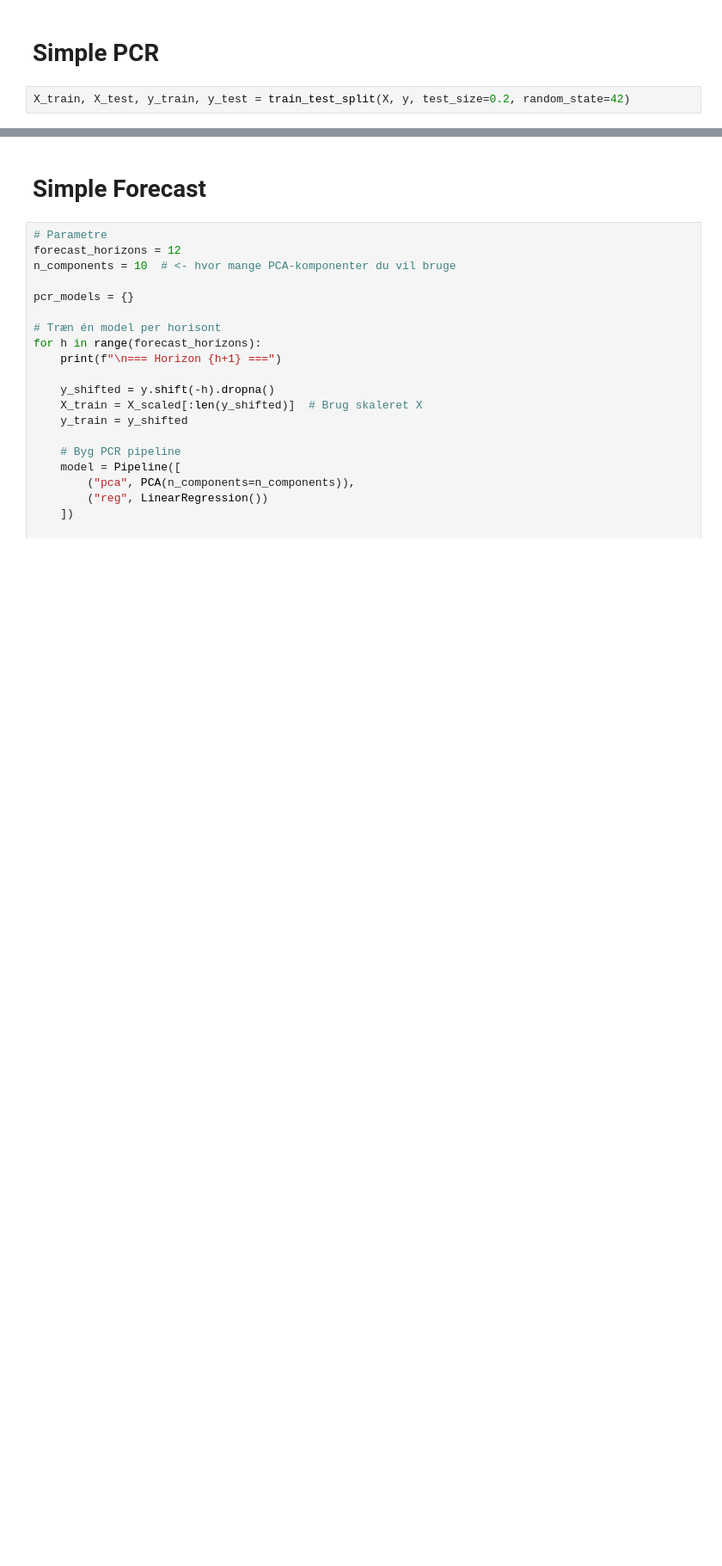
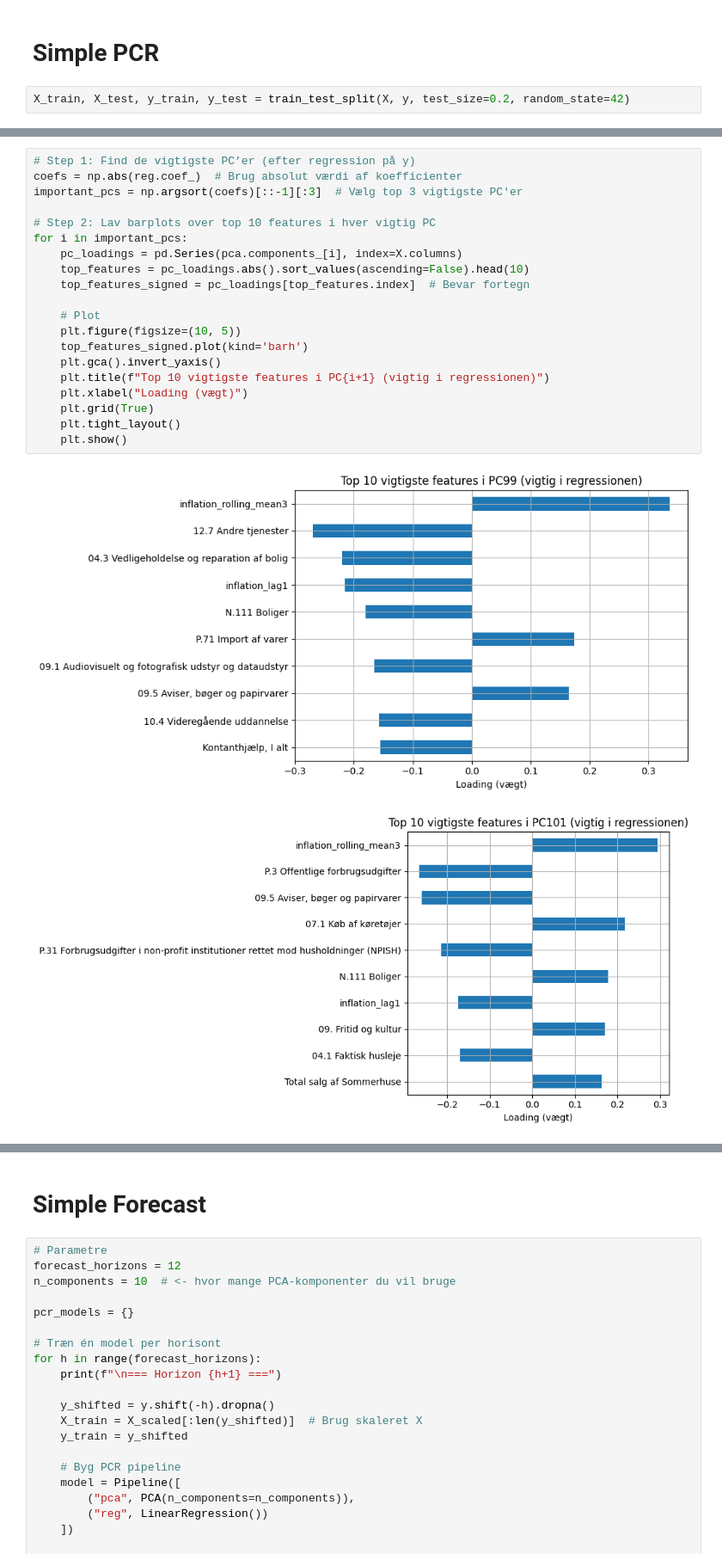
Before and after one commit to Rasmushoy/Inflation-Forecast, a Jupyter notebook: PCR/PCR.ipynb, the cells around one changed output, grey strips where cells are left out. Shown at 86% size. Saved outputs shown, nothing was run; the diff lists cells and outputs as text; blank space fills up the shorter version.

```diff
--- a/PCR/PCR.ipynb
+++ b/PCR/PCR.ipynb
@@ -79,0 +137,23 @@ Valgte 16 komponenter for at forklare mindst 95% af variansen
+# %%
+# Step 1: Find de vigtigste PC’er (efter regression på y)
+coefs = np.abs(reg.coef_)  # Brug absolut værdi af koefficienter
+important_pcs = np.argsort(coefs)[::-1][:3]  # Vælg top 3 vigtigste PC'er
+
+# Step 2: Lav barplots over top 10 features i hver vigtig PC
+for i in important_pcs:
+    pc_loadings = pd.Series(pca.components_[i], index=X.columns)
+    top_features = pc_loadings.abs().sort_values(ascending=False).head(10)
+    top_features_signed = pc_loadings[top_features.index]  # Bevar fortegn
+
+    # Plot
+    plt.figure(figsize=(10, 5))
+    top_features_signed.plot(kind='barh')
+    plt.gca().invert_yaxis()
+    plt.title(f"Top 10 vigtigste features i PC{i+1} (vigtig i regressionen)")
+    plt.xlabel("Loading (vægt)")
+    plt.grid(True)
+    plt.tight_layout()
+    plt.show()
+# %% [output]
+[figure, added]
+[figure, added]
```
Also changed, not shown: parts of 15 cells of this notebook.
